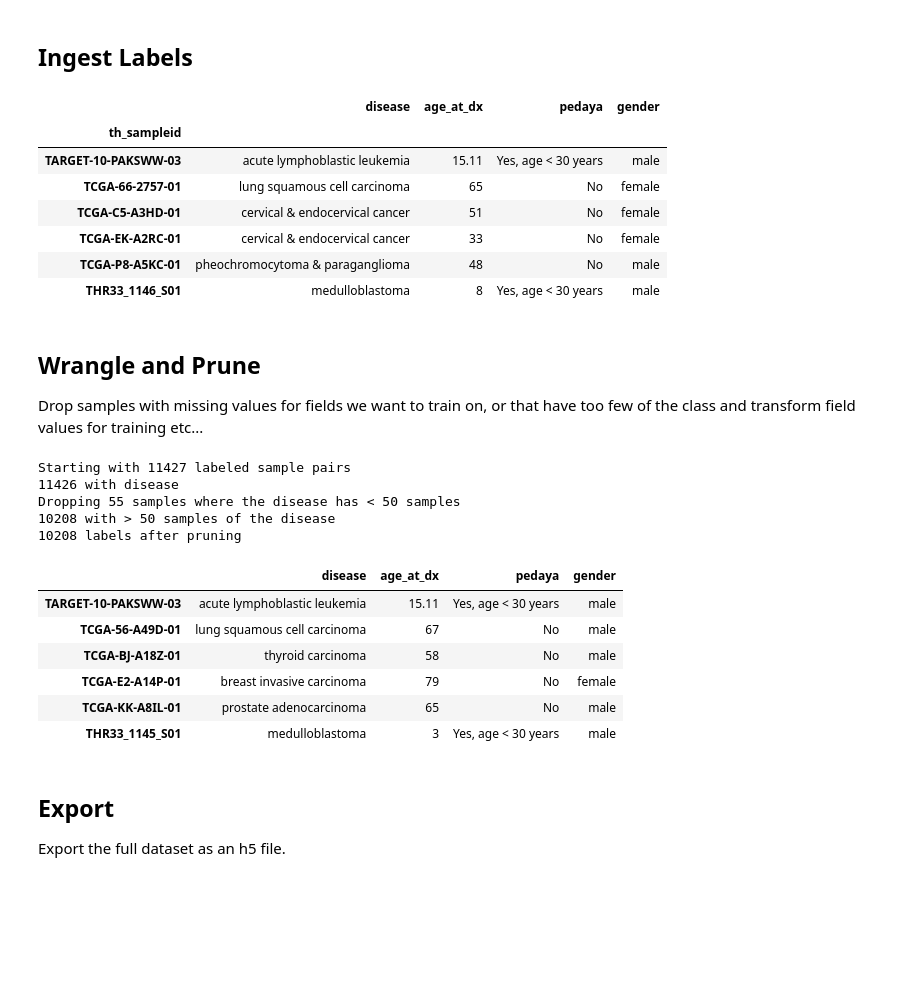
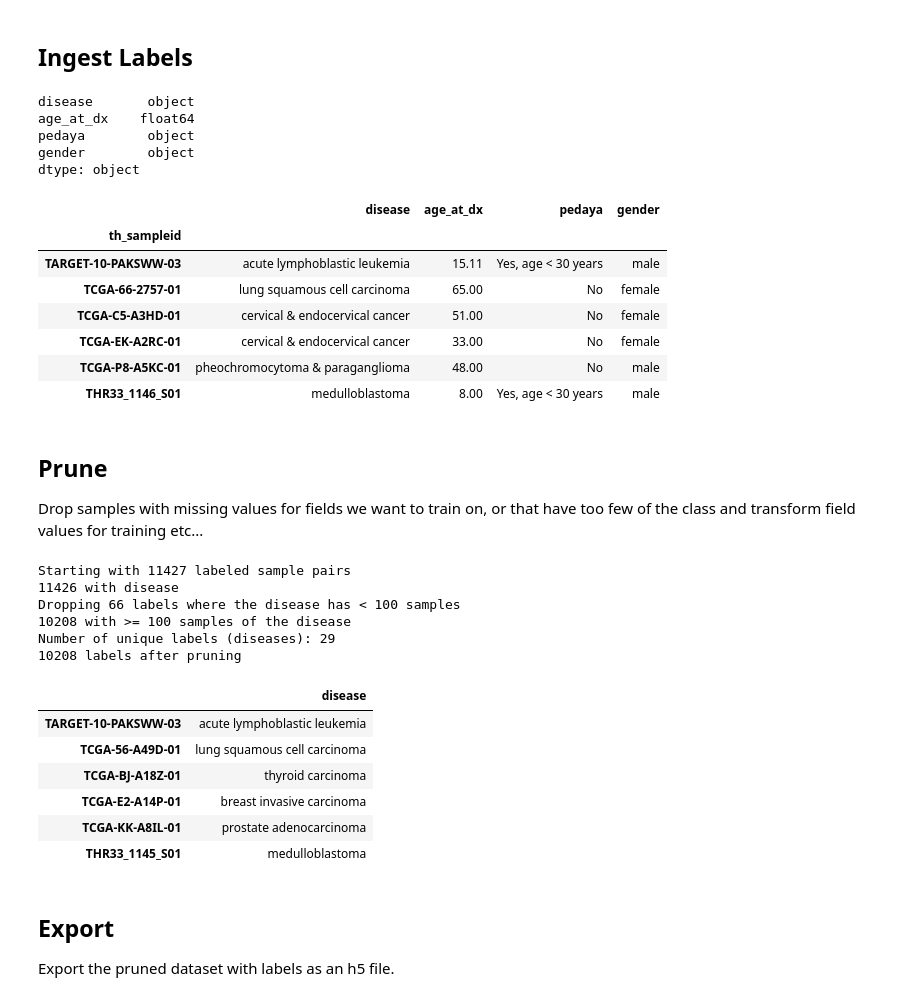
Before and after one commit to rcurrie/pancan-gtex, a Jupyter notebook: ingest.ipynb, the cells around one changed output. Drawn from its saved outputs; the diff is of its cells as text; code cells hidden in the pictures; blank space fills up the shorter version.

```diff
--- a/ingest.ipynb
+++ b/ingest.ipynb
@@ -75,56 +76,69 @@ Pruning from 58581 down to 5545 features/genes
 !wget -q -N https://xena.treehouse.gi.ucsc.edu/download/TreehousePEDv8_clinical_metadata.2018-07-25.tsv
 # %%
 all_labels = pd.read_csv("TreehousePEDv8_clinical_metadata.2018-07-25.tsv",
-    header=0, sep="\t", encoding="ISO-8859-1", index_col=0, dtype="str").sort_index(axis="index")
+                         header=0, sep="\t", index_col=0).sort_index(axis="index")
+
+print(all_labels.dtypes)
 
 all_labels.iloc[::all_labels.shape[0]//5]
 # %% [output]
+disease       object
+age_at_dx    float64
+pedaya        object
+gender        object
+dtype: object
 |  | disease | age_at_dx | pedaya | gender |
 | th_sampleid |  |  |  |  |
 | TARGET-10-PAKSWW-03 | acute lymphoblastic leukemia | 15.11 | Yes, age < 30 years | male |
-| TCGA-66-2757-01 | lung squamous cell carcinoma | 65 | No | female |
-| TCGA-C5-A3HD-01 | cervical & endocervical cancer | 51 | No | female |
-| TCGA-EK-A2RC-01 | cervical & endocervical cancer | 33 | No | female |
-| TCGA-P8-A5KC-01 | pheochromocytoma & paraganglioma | 48 | No | male |
-| THR33_1146_S01 | medulloblastoma | 8 | Yes, age < 30 years | male |
+| TCGA-66-2757-01 | lung squamous cell carcinoma | 65.00 | No | female |
+| TCGA-C5-A3HD-01 | cervical & endocervical cancer | 51.00 | No | female |
+| TCGA-EK-A2RC-01 | cervical & endocervical cancer | 33.00 | No | female |
+| TCGA-P8-A5KC-01 | pheochromocytoma & paraganglioma | 48.00 | No | male |
+| THR33_1146_S01 | medulloblastoma | 8.00 | Yes, age < 30 years | male |
 # %% [markdown]
-## Wrangle and Prune
+## Prune
 
 Drop samples with missing values for fields we want to train on, or that have too few of the class and transform field values for training etc...
 # %%
 # Include only labels for samples that we have
 pruned_labels = all_labels.loc[all_labels.index.intersection(pruned_samples.index)]
 print("Starting with {} labeled sample pairs".format(pruned_labels.shape[0]))
 
-# Drop that are missing labels we plan to classify
+# Drop any missing the label we plan to classify
 pruned_labels = pruned_labels.dropna(subset=["disease"])
 print(pruned_labels.shape[0], "with disease")
 
-# Drop disease with less then 100 examples
+# Drop the other columns as they may have NaN or mixed types which will have issues later exporting
+pruned_labels = pruned_labels[["disease"]]
+
+# Drop diseases with less then 50 examples
 counts = pruned_labels.disease.value_counts()
-pruned_labels = pruned_labels[pruned_labels.disease.isin(counts[counts > 100].index)]
-print("Dropping {} samples where the disease has < 50 samples".format(counts[counts < 50].index.shape[0]))
-print(pruned_labels.shape[0], "with > 50 samples of the disease")
+pruned_labels = pruned_labels[pruned_labels.disease.isin(counts[counts >= 100].index)]
+print("Dropping {} labels where the disease has < 100 samples".format(counts[counts < 100].index.shape[0]))
+print(pruned_labels.shape[0], "with >= 100 samples of the disease")
+
+print("Number of unique labels (diseases):", len(pruned_labels.disease.unique()))
 
 print("{} labels after pruning".format(pruned_labels.shape[0]))
 pruned_labels.iloc[::pruned_labels.shape[0]//5]
 # %% [output]
 Starting with 11427 labeled sample pairs
 11426 with disease
-Dropping 55 samples where the disease has < 50 samples
-10208 with > 50 samples of the disease
+Dropping 66 labels where the disease has < 100 samples
+10208 with >= 100 samples of the disease
+Number of unique labels (diseases): 29
 10208 labels after pruning
-|  | disease | age_at_dx | pedaya | gender |
-| TARGET-10-PAKSWW-03 | acute lymphoblastic leukemia | 15.11 | Yes, age < 30 years | male |
-| TCGA-56-A49D-01 | lung squamous cell carcinoma | 67 | No | male |
-| TCGA-BJ-A18Z-01 | thyroid carcinoma | 58 | No | male |
-| TCGA-E2-A14P-01 | breast invasive carcinoma | 79 | No | female |
-| TCGA-KK-A8IL-01 | prostate adenocarcinoma | 65 | No | male |
-| THR33_1145_S01 | medulloblastoma | 3 | Yes, age < 30 years | male |
+|  | disease |
+| TARGET-10-PAKSWW-03 | acute lymphoblastic leukemia |
+| TCGA-56-A49D-01 | lung squamous cell carcinoma |
+| TCGA-BJ-A18Z-01 | thyroid carcinoma |
+| TCGA-E2-A14P-01 | breast invasive carcinoma |
+| TCGA-KK-A8IL-01 | prostate adenocarcinoma |
+| THR33_1145_S01 | medulloblastoma |
 # %% [markdown]
 ## Export
 
-Export the full dataset as an h5 file.
+Export the pruned dataset with labels as an h5 file.
 # %%
 %%time
 # Include only ids that we have both sample and label for
```
Also changed, not shown: parts of 6 cells of this notebook, 3 other files.
